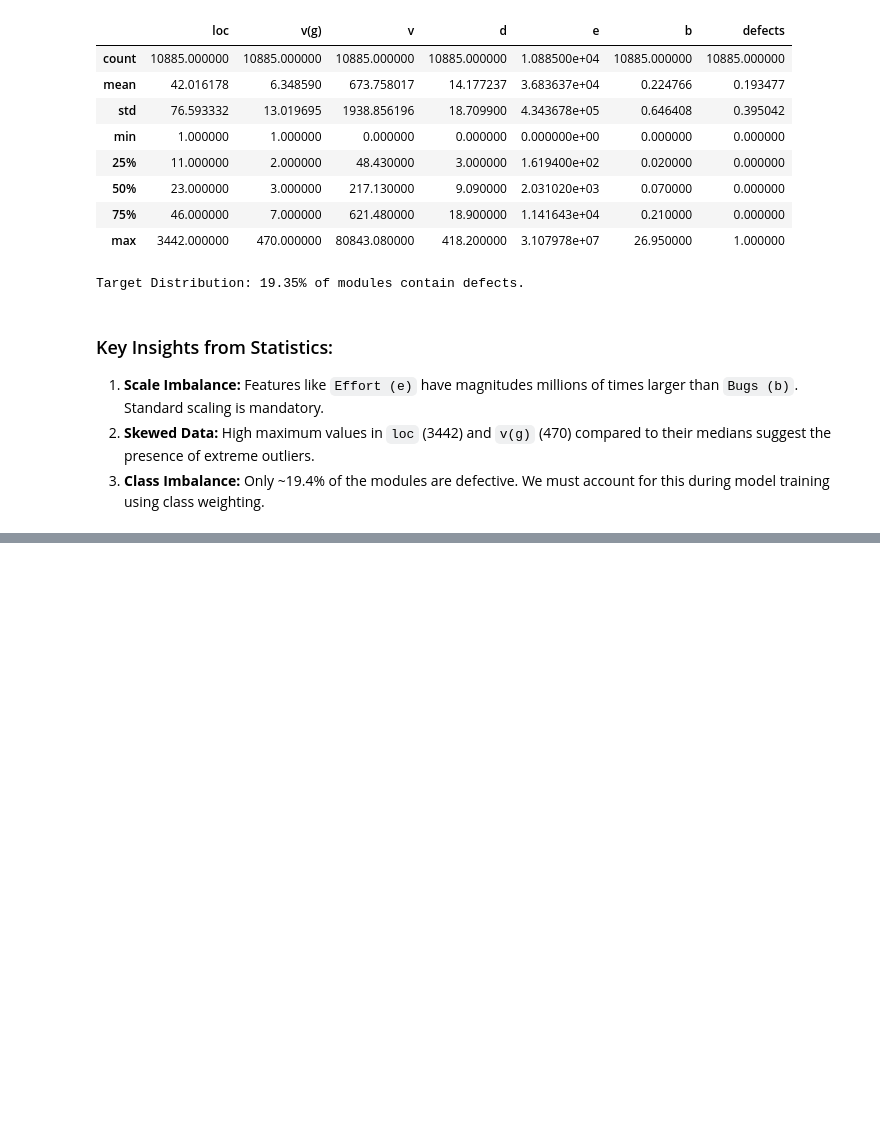
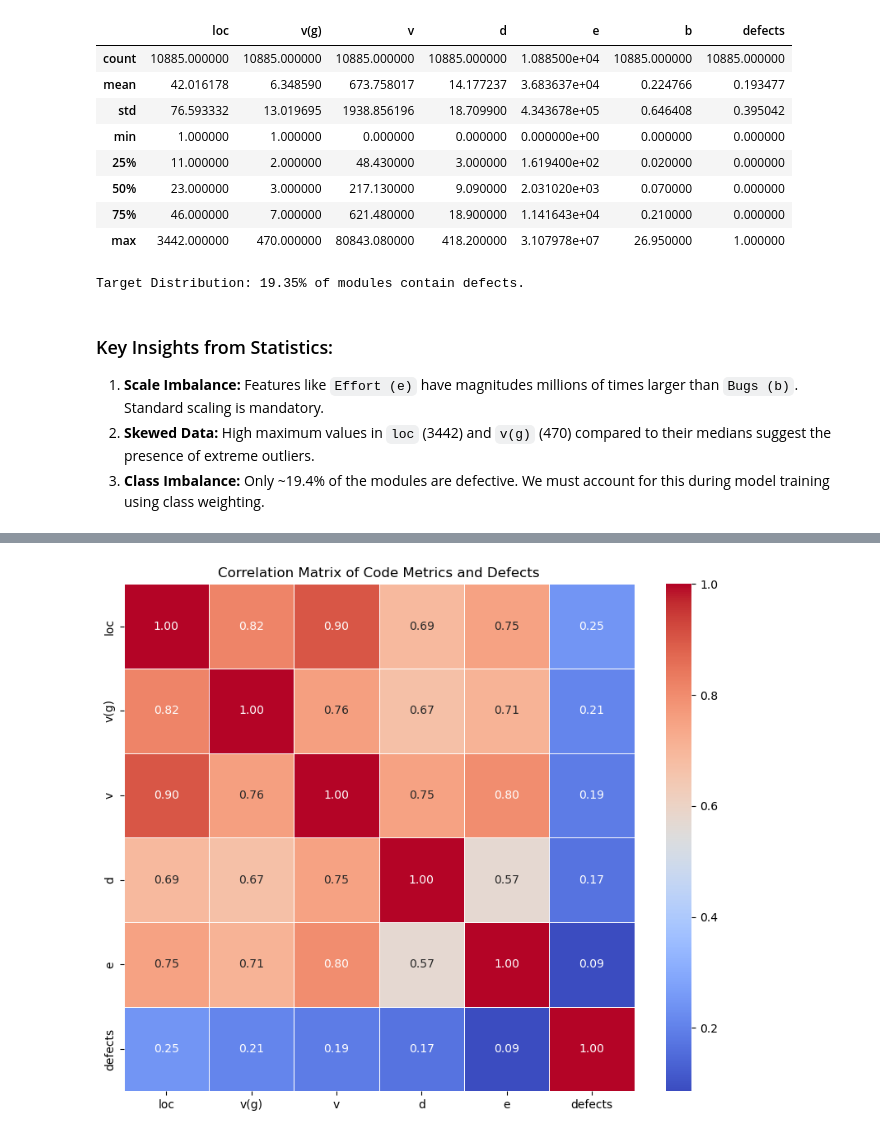
Before and after one commit to jubranodesign/ARTS, a Jupyter notebook: ml_predictor/train.ipynb, the cells around one changed output, grey strips where cells are left out. Drawn from its saved outputs; the diff is of its cells as text; code cells hidden in the pictures; blank space fills up the shorter version.

```diff
--- a/ml_predictor/train.ipynb
+++ b/ml_predictor/train.ipynb
@@ -138,0 +159,13 @@ Target Distribution: 19.35% of modules contain defects.
+# %%
+train = train.drop(columns=['b'])
+# %%
+# חישוב מטריצת הקורלציה
+plt.figure(figsize=(10, 8))
+correlation_matrix = train.corr()
+
+# יצירת ה-Heatmap
+sns.heatmap(correlation_matrix, annot=True, cmap='coolwarm', fmt=".2f", linewidths=0.5)
+plt.title('Correlation Matrix of Code Metrics and Defects')
+plt.show()
+# %% [output]
+[figure, added]
```
Also changed, not shown: parts of 15 cells of this notebook, 1 other file.
